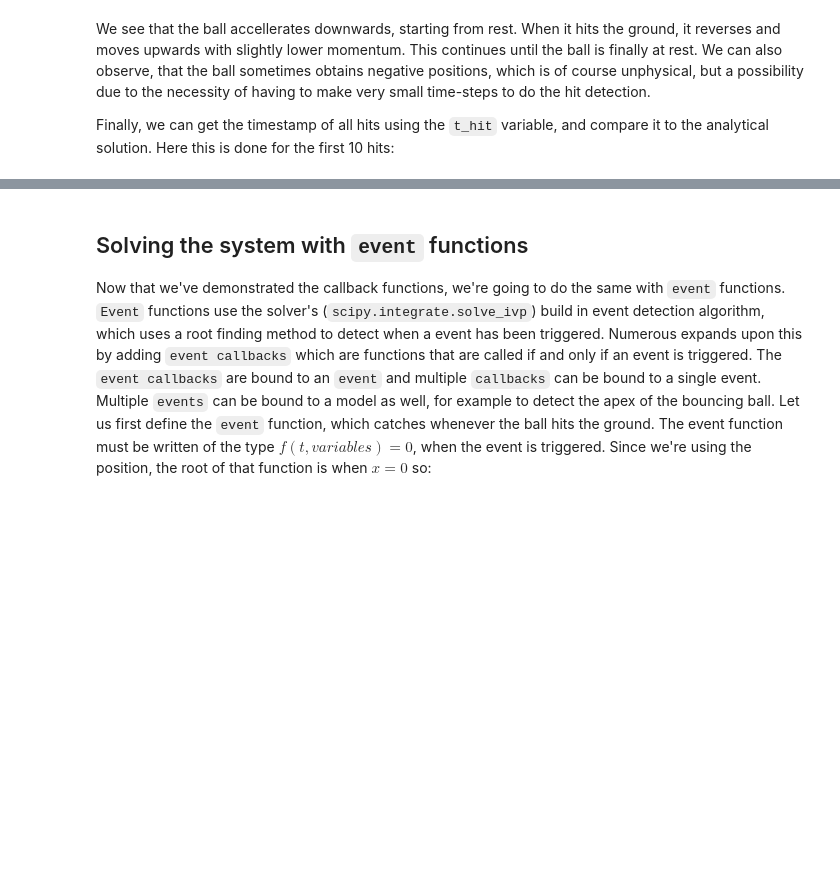
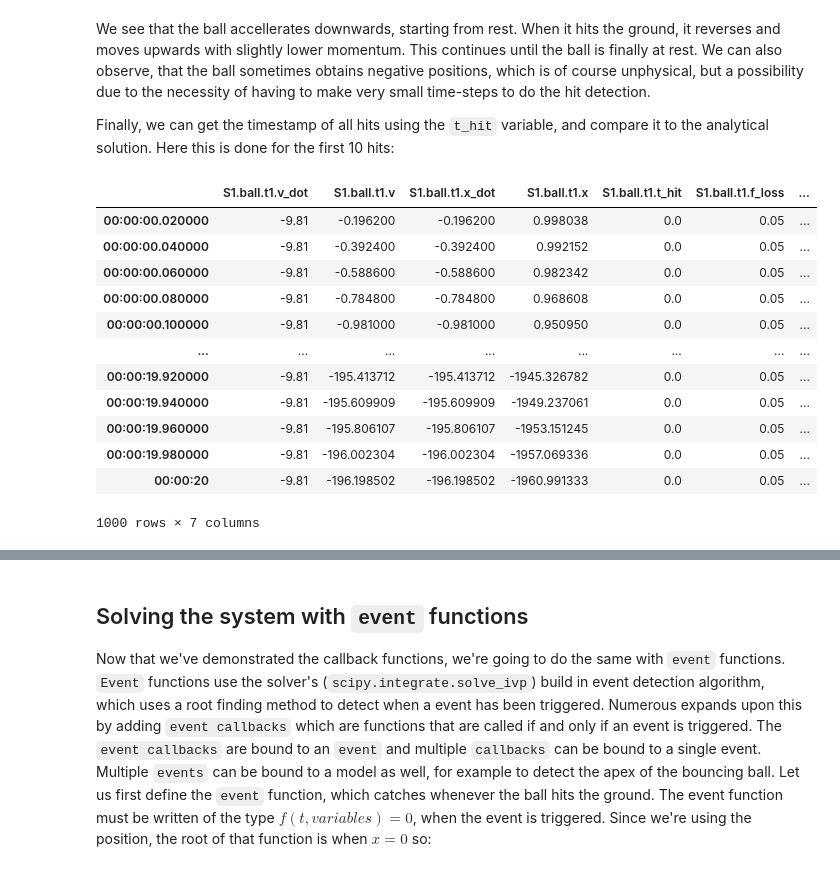
Before and after one commit to fossilfree/numerous, a Jupyter notebook: examples/Bouncing_Ball/Bouncing Ball Example.ipynb, the cells around one changed output, grey strips where cells are left out. Drawn from its saved outputs; the diff is of its cells as text; code cells hidden in the pictures; blank space fills up the shorter version.

```diff
--- a/examples/Bouncing_Ball/Bouncing Ball Example.ipynb
+++ b/examples/Bouncing_Ball/Bouncing Ball Example.ipynb
@@ -307,6 +309,22 @@ f.show()
 We see that the ball accellerates downwards, starting from rest. When it hits the ground, it reverses and moves upwards with slightly lower momentum. This continues until the ball is finally at rest. We can also observe, that the ball sometimes obtains negative positions, which is of course unphysical, but a possibility due to the necessity of having to make very small time-steps to do the hit detection.
 
 Finally, we can get the timestamp of all hits using the `t_hit` variable, and compare it to the analytical solution. Here this is done for the first 10 hits:
+# %%
+sim1.model.historian.df
+# %% [output]
+|  | S1.ball.t1.v_dot | S1.ball.t1.v | S1.ball.t1.x_dot | S1.ball.t1.x | S1.ball.t1.t_hit | S1.ball.t1.f_loss | ... |
+| 00:00:00.020000 | -9.81 | -0.196200 | -0.196200 | 0.998038 | 0.0 | 0.05 | ... |
+| 00:00:00.040000 | -9.81 | -0.392400 | -0.392400 | 0.992152 | 0.0 | 0.05 | ... |
+| 00:00:00.060000 | -9.81 | -0.588600 | -0.588600 | 0.982342 | 0.0 | 0.05 | ... |
+| 00:00:00.080000 | -9.81 | -0.784800 | -0.784800 | 0.968608 | 0.0 | 0.05 | ... |
+| 00:00:00.100000 | -9.81 | -0.981000 | -0.981000 | 0.950950 | 0.0 | 0.05 | ... |
+| ... | ... | ... | ... | ... | ... | ... | ... |
+| 00:00:19.920000 | -9.81 | -195.413712 | -195.413712 | -1945.326782 | 0.0 | 0.05 | ... |
+| 00:00:19.940000 | -9.81 | -195.609909 | -195.609909 | -1949.237061 | 0.0 | 0.05 | ... |
+| 00:00:19.960000 | -9.81 | -195.806107 | -195.806107 | -1953.151245 | 0.0 | 0.05 | ... |
+| 00:00:19.980000 | -9.81 | -196.002304 | -196.002304 | -1957.069336 | 0.0 | 0.05 | ... |
+| 00:00:20 | -9.81 | -196.198502 | -196.198502 | -1960.991333 | 0.0 | 0.05 | ... |
+1000 rows × 7 columns
 # %%
 t_hits_callback = sim1.model.historian.df['S1.ball.t1.t_hit'].unique()[1:11]
 pd.DataFrame({'total time analytical': t_hits, 'total time callback': t_hits_callback, 'error': 100*(t_hits_callback-t_hits)/t_hits})
```
Also changed, not shown: parts of 6 cells of this notebook, 10 other files.
